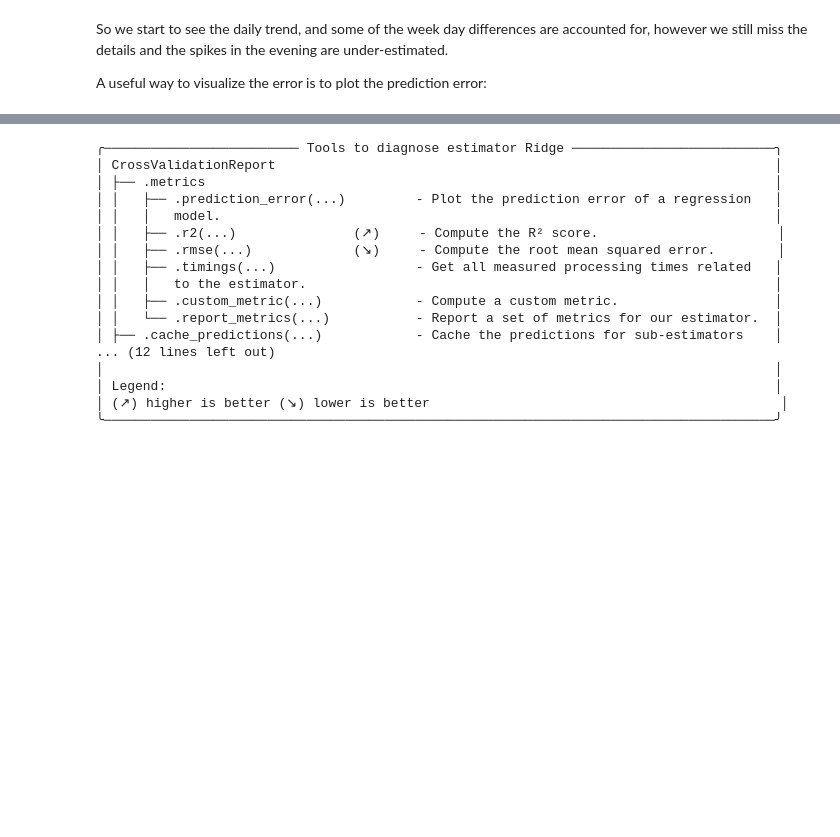
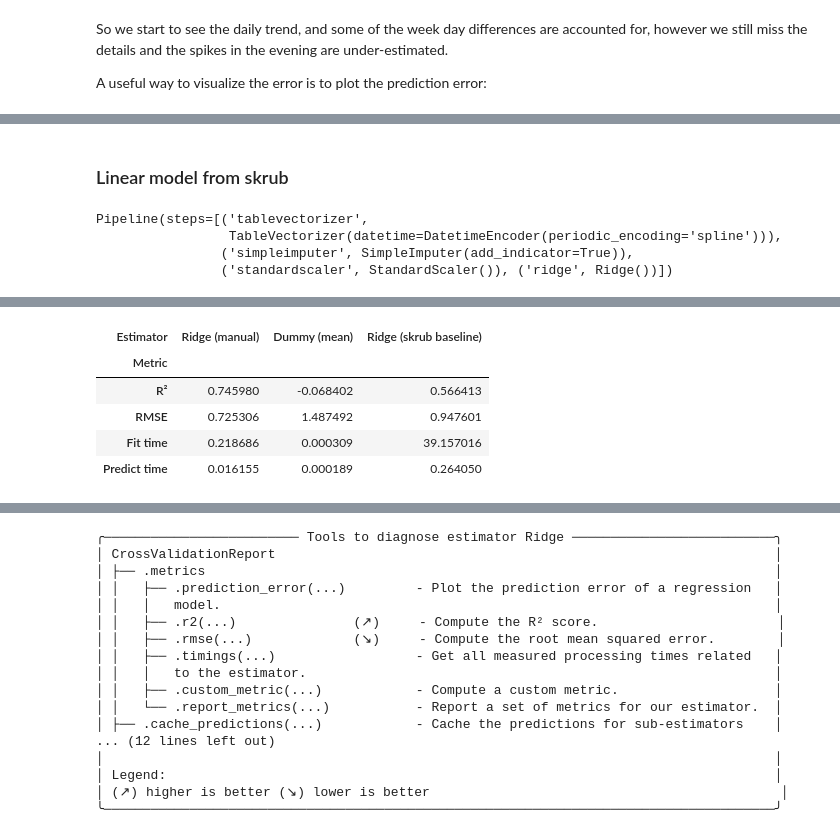
Before and after one commit to ramp-kits/bike_counters_skore, a Jupyter notebook: bike_counters_starting_kit.ipynb, the cells around one changed output, grey strips where cells are left out. Cells and saved outputs as stored; diff of their text form; code cells hidden in the pictures; blank space fills up the shorter version.

```diff
--- a/bike_counters_starting_kit.ipynb
+++ b/bike_counters_starting_kit.ipynb
@@ -395,0 +418,25 @@ pipe_report.metrics.prediction_error().plot(kind="actual_vs_predicted")
+# %% [markdown]
+### Linear model from skrub
+# %%
+from skrub import tabular_learner
+
+tab_learner = tabular_learner(Ridge())
+
+tab_report = EstimatorReport(
+    tab_learner,
+    X_train=X_train,
+    X_test=X_test,
+    y_train=y_train,
+    y_test=y_test,
+)
+tab_report.estimator_
+# %% [output]
+Pipeline(steps=[('tablevectorizer',
+                 TableVectorizer(datetime=DatetimeEncoder(periodic_encoding='spline'))),
+                ('simpleimputer', SimpleImputer(add_indicator=True)),
+                ('standardscaler', StandardScaler()), ('ridge', Ridge())])
+# %%
+reports_to_compare["Ridge (skrub baseline)"] = tab_report
+comparator = ComparisonReport(reports=reports_to_compare)
+comparator.metrics.report_metrics()
+# %% [output]
@@ -395,0 +445,6 @@ pipe_report.metrics.prediction_error().plot(kind="actual_vs_predicted")
+| Estimator | Ridge (manual) | Dummy (mean) | Ridge (skrub baseline) |
+| Metric |  |  |  |
+| R² | 0.745980 | -0.068402 | 0.566413 |
+| RMSE | 0.725306 | 1.487492 | 0.947601 |
+| Fit time | 0.218686 | 0.000309 | 39.157016 |
+| Predict time | 0.016155 | 0.000189 | 0.264050 |
```
Also changed, not shown: parts of 18 cells of this notebook.
